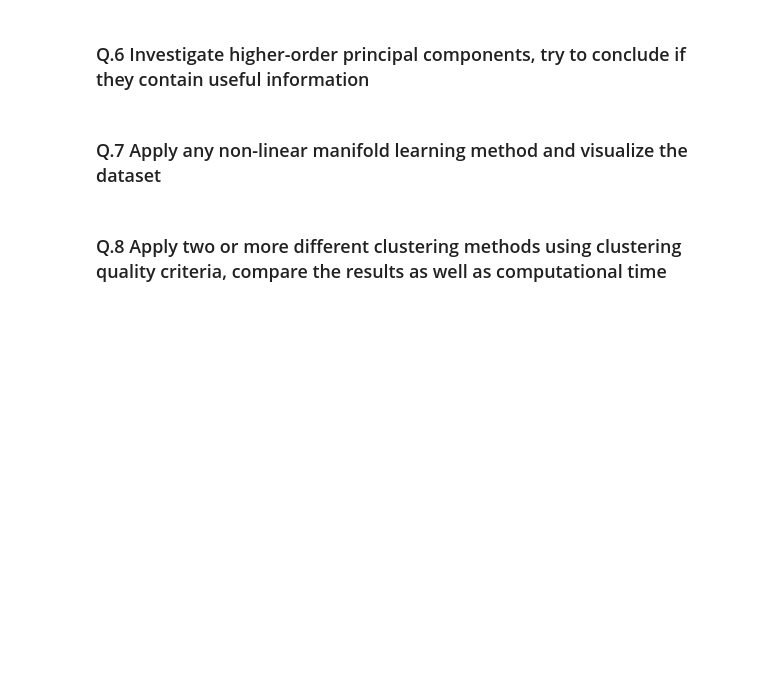
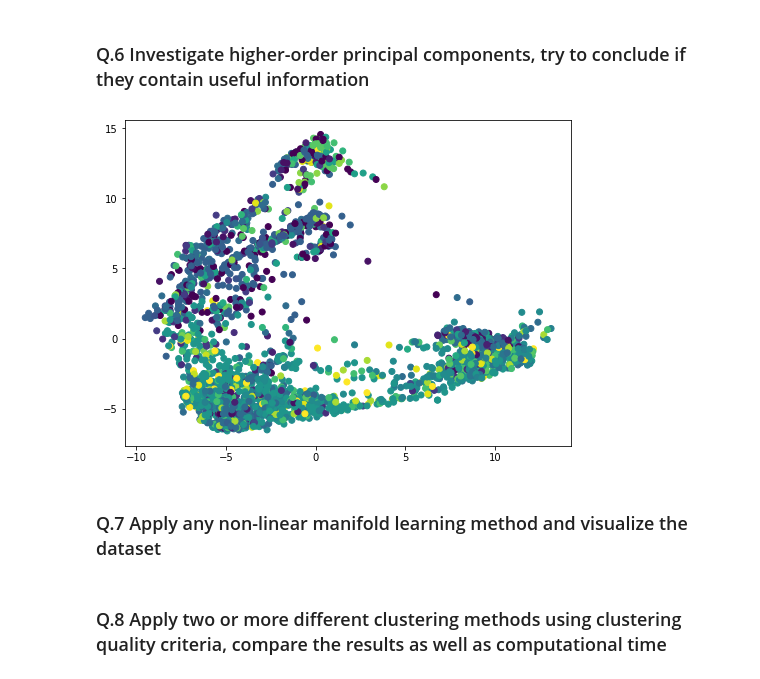
Before and after one commit to MarinaChau/IASD_classes, a Jupyter notebook: Part_2_Single_cell_dataset.ipynb, the cells around one changed output. Cells and saved outputs as stored; diff of their text form; code cells hidden in the pictures; blank space fills up the shorter version.

```diff
--- a/Part_2_Single_cell_dataset.ipynb
+++ b/Part_2_Single_cell_dataset.ipynb
@@ -305,5 +413,16 @@ We are preserving the sparsity of our dataset.
 # %% [markdown]
 ### Q.6 Investigate higher-order principal components, try to conclude if they contain useful information
+# %%
+# with the two first principal components
+pca3 = PCA(n_components=12)
+pca3.fit(standardized_dataset)
+x_3d = pca3.transform(standardized_dataset)
+
+plt.figure(figsize=(8,6))
+plt.scatter(x_3d[:,0], x_3d[:,1], c=cell_label_encoded)
+plt.show()
+# %% [output]
+[figure, added]
 # %% [markdown]
 ### Q.7 Apply any non-linear manifold learning method and visualize the dataset
 # %% [markdown]
```
Also changed, not shown: parts of 21 cells of this notebook.
